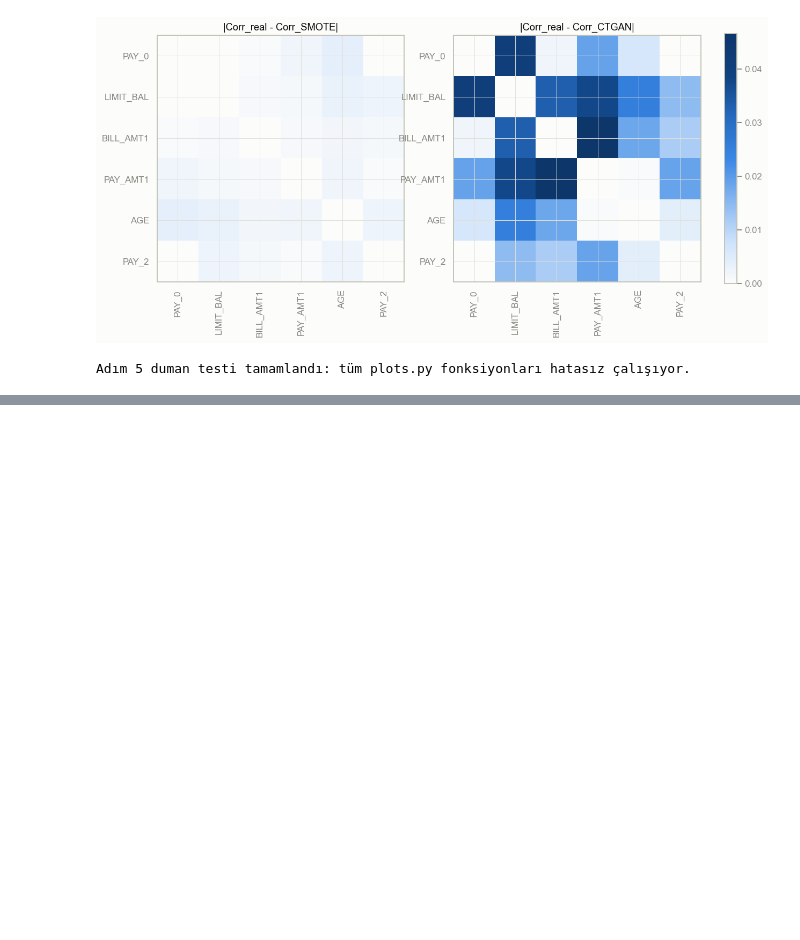
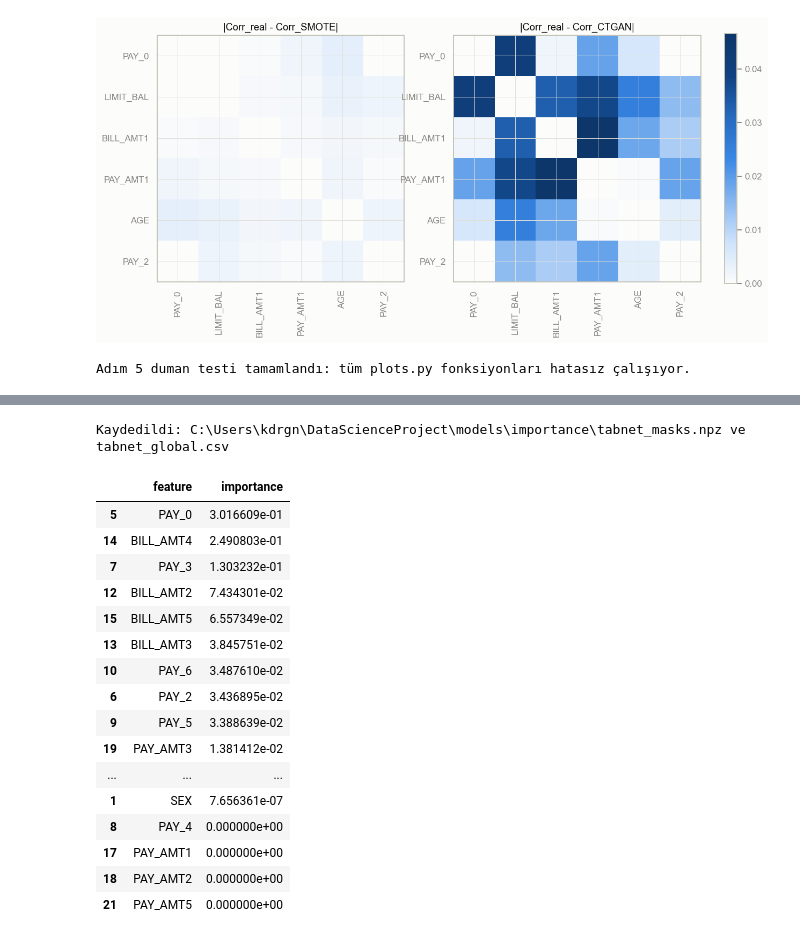
Before and after one commit to KamuranBey00/DataScienceProject, a Jupyter notebook: notebooks/04_tabnet.ipynb, the cells around one changed output, grey strips where cells are left out. Drawn from its saved outputs; the diff is of its cells as text; code cells hidden in the pictures; blank space fills up the shorter version.

```diff
--- a/notebooks/04_tabnet.ipynb
+++ b/notebooks/04_tabnet.ipynb
@@ -502,0 +531,34 @@ Adım 5 duman testi tamamlandı: tüm plots.py fonksiyonları hatasız çalış
+# %%
+from src.config import IMPORTANCE_DIR
+
+IMPORTANCE_DIR.mkdir(parents=True, exist_ok=True)
+
+# step_masks (n_steps x 23, FEATURES sırasında) daha önce Adım 5'te hesaplandı
+np.savez(IMPORTANCE_DIR / "tabnet_masks.npz", masks=step_masks, features=np.array(FEATURES))
+
+tabnet_global = pd.DataFrame(
+    {"feature": FEATURES, "importance": best_clf.feature_importances_}
+).sort_values("importance", ascending=False)
+tabnet_global.to_csv(IMPORTANCE_DIR / "tabnet_global.csv", index=False)
+
+print("Kaydedildi:", IMPORTANCE_DIR / "tabnet_masks.npz", "ve tabnet_global.csv")
+tabnet_global
+# %% [output]
+Kaydedildi: C:\Users\kdrgn\DataScienceProject\models\importance\tabnet_masks.npz ve tabnet_global.csv
+|  | feature | importance |
+| 5 | PAY_0 | 3.016609e-01 |
+| 14 | BILL_AMT4 | 2.490803e-01 |
+| 7 | PAY_3 | 1.303232e-01 |
+| 12 | BILL_AMT2 | 7.434301e-02 |
+| 15 | BILL_AMT5 | 6.557349e-02 |
+| 13 | BILL_AMT3 | 3.845751e-02 |
+| 10 | PAY_6 | 3.487610e-02 |
+| 6 | PAY_2 | 3.436895e-02 |
+| 9 | PAY_5 | 3.388639e-02 |
+| 19 | PAY_AMT3 | 1.381412e-02 |
+| ... | ... | ... |
+| 1 | SEX | 7.656361e-07 |
+| 8 | PAY_4 | 0.000000e+00 |
+| 17 | PAY_AMT1 | 0.000000e+00 |
+| 18 | PAY_AMT2 | 0.000000e+00 |
+| 21 | PAY_AMT5 | 0.000000e+00 |
```
Also changed, not shown: parts of 2 cells of this notebook, 4 other files.
